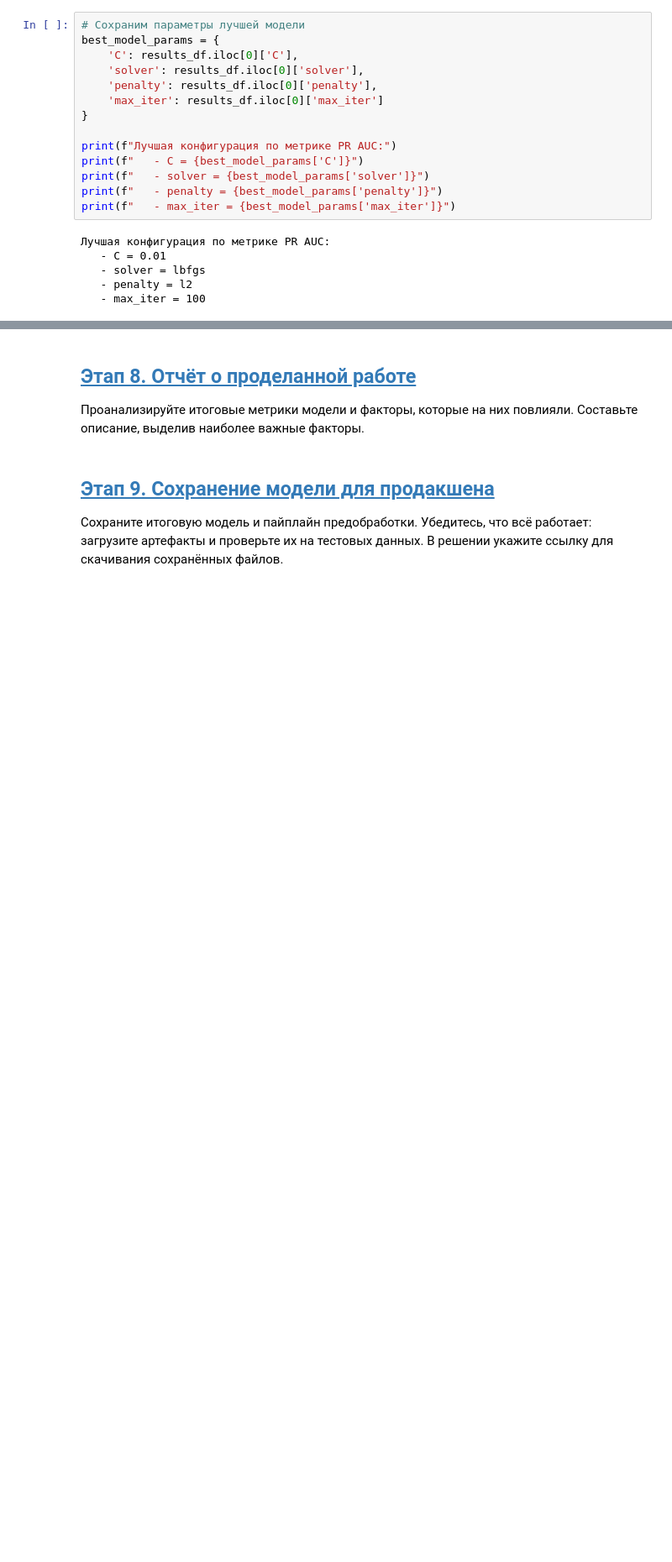
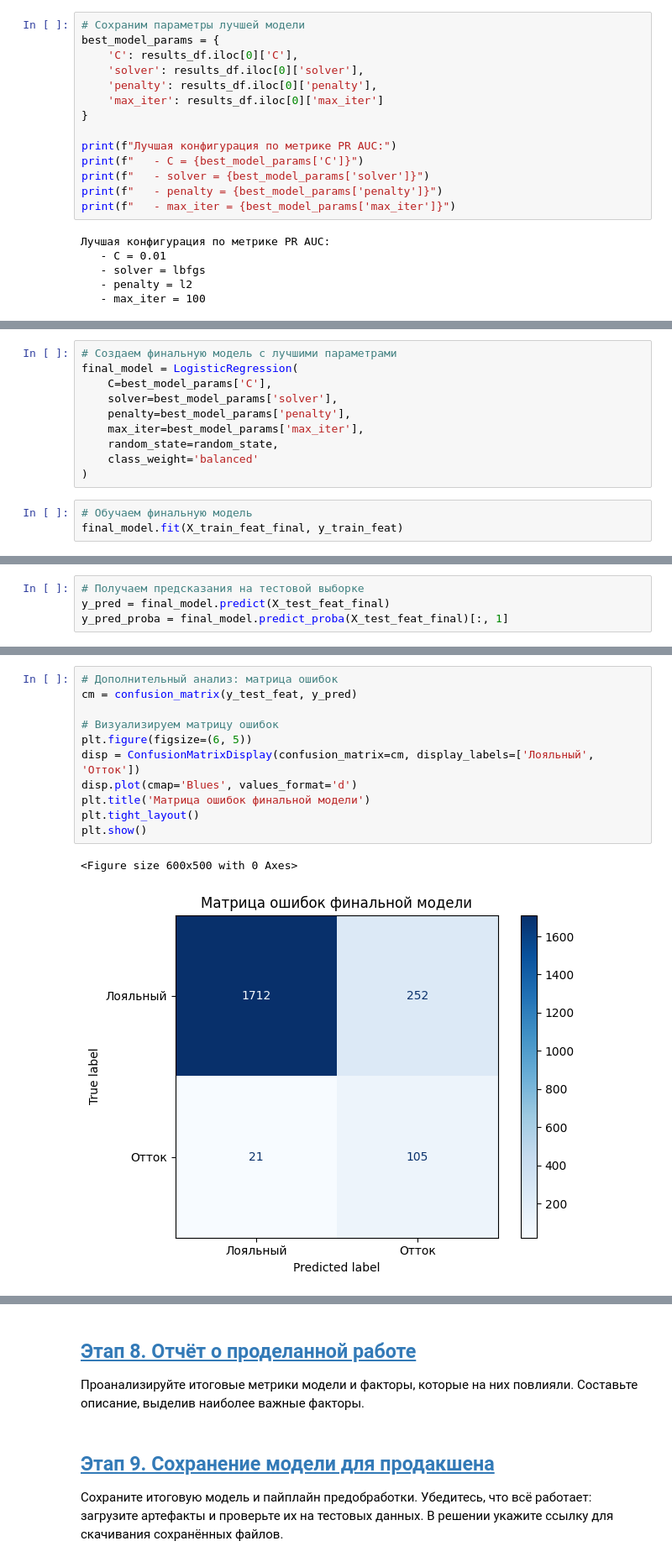
Before and after one commit to MEYakunin/Sprint11_Customer_Churn_Forecast, a Jupyter notebook: Sprint11_Coffee_Delivery_Churn_Binary_Classification_Yakunin_Mikle.ipynb, the cells around one changed output, grey strips where cells are left out. Shown at 84% size. Saved outputs shown, nothing was run; the diff lists cells and outputs as text; blank space fills up the shorter version.

```diff
--- a/Sprint11_Coffee_Delivery_Churn_Binary_Classification_Yakunin_Mikle.ipynb
+++ b/Sprint11_Coffee_Delivery_Churn_Binary_Classification_Yakunin_Mikle.ipynb
@@ -839,0 +839,13 @@ print(f"   - max_iter = {best_model_params['max_iter']}")
+# %%
+# Создаем финальную модель с лучшими параметрами
+final_model = LogisticRegression(
+    C=best_model_params['C'],
+    solver=best_model_params['solver'],
+    penalty=best_model_params['penalty'],
+    max_iter=best_model_params['max_iter'],
+    random_state=random_state,
+    class_weight='balanced'
+)
+# %%
+# Обучаем финальную модель
+final_model.fit(X_train_feat_final, y_train_feat)
@@ -839,0 +855,4 @@ print(f"   - max_iter = {best_model_params['max_iter']}")
+# %%
+# Получаем предсказания на тестовой выборке
+y_pred = final_model.predict(X_test_feat_final)
+y_pred_proba = final_model.predict_proba(X_test_feat_final)[:, 1]
@@ -839,0 +890,14 @@ print(f"   - max_iter = {best_model_params['max_iter']}")
+# %%
+# Дополнительный анализ: матрица ошибок
+cm = confusion_matrix(y_test_feat, y_pred)
+
+# Визуализируем матрицу ошибок
+plt.figure(figsize=(6, 5))
+disp = ConfusionMatrixDisplay(confusion_matrix=cm, display_labels=['Лояльный', 'Отток'])
+disp.plot(cmap='Blues', values_format='d')
+plt.title('Матрица ошибок финальной модели')
+plt.tight_layout()
+plt.show()
+# %% [output]
+<Figure size 600x500 with 0 Axes>
+[figure, added]
```
Also changed, not shown: parts of 9 cells of this notebook.
